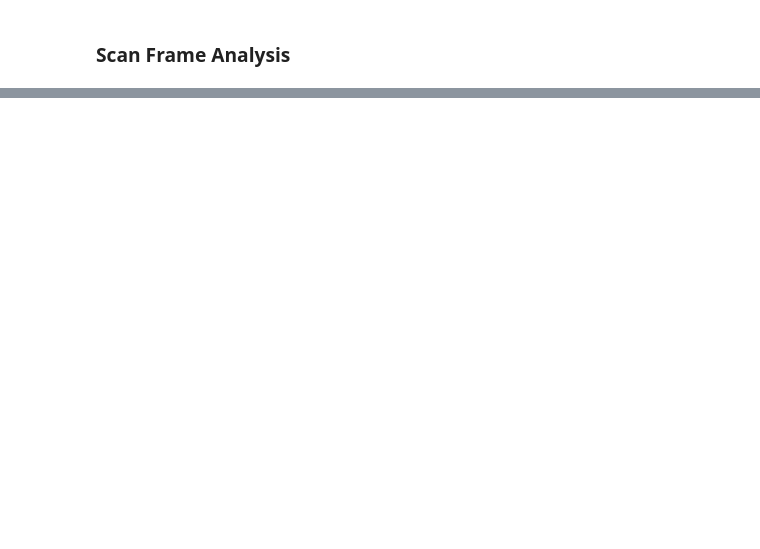
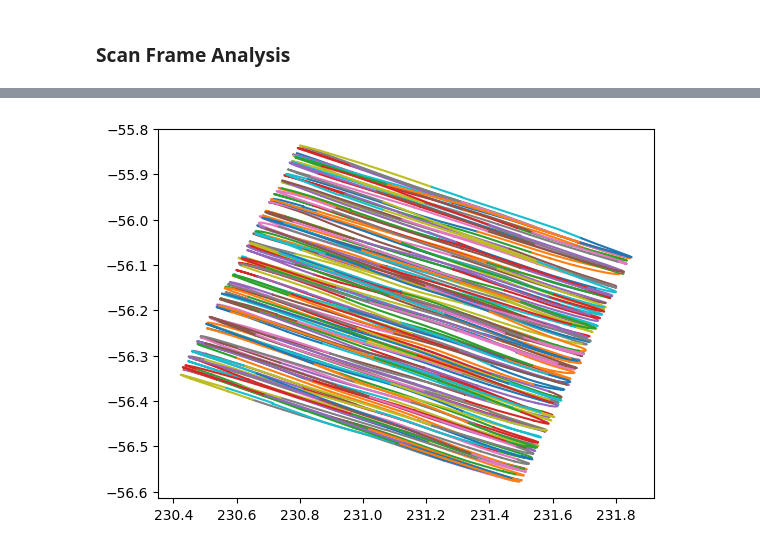
Before and after one commit to jonahjlee/blasttng-to-g3, a Jupyter notebook: g3_processing.ipynb, the cells around one changed output, grey strips where cells are left out. Saved outputs shown, nothing was run; the diff lists cells and outputs as text; code cells hidden in the pictures; blank space fills up the shorter version.

Commit message:
plot ra/dec from g3 file

```diff
--- a/g3_processing.ipynb
+++ b/g3_processing.ipynb
@@ -169,0 +210,9 @@ First Scan Frame:  Frame (Scan) [
+# %%
+radec_file = os.path.join(control_computer_g3_dir, "testing/add_radec.g3")
+
+pipe = core.G3Pipeline()
+pipe.Add(core.G3Reader, filename=filename)
+pipe.Add(add_radec)
+pipe.Add(core.Dump)
+pipe.Add(core.G3Writer, filename=radec_file)
+pipe.Run(profile=True)
@@ -169,0 +237,15 @@ First Scan Frame:  Frame (Scan) [
+# %%
+def plot_ra_dec(frame):
+    # skip any frame that doesn't contain the right key
+    if "ra" not in frame or "dec" not in frame:
+        return
+
+    # plot coordinates in real units
+    plt.plot(frame["ra"] / core.G3Units.deg, frame["dec"] / core.G3Units.deg)
+# %%
+pipe = core.G3Pipeline()
+pipe.Add(core.G3Reader, filename=radec_file)
+pipe.Add(plot_ra_dec)
+pipe.Run()
+# %% [output]
+[figure, added]
```
Also changed, not shown: parts of 5 cells of this notebook.
